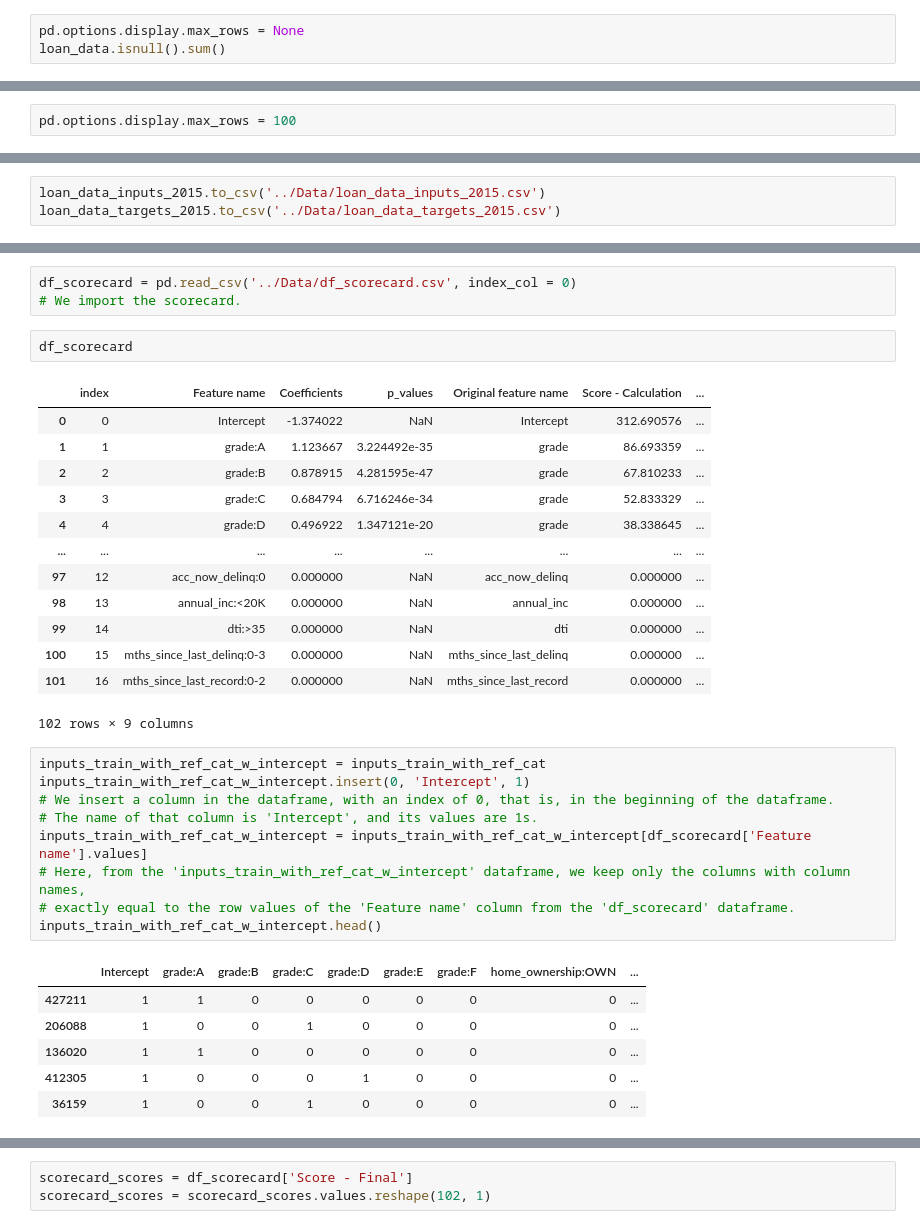
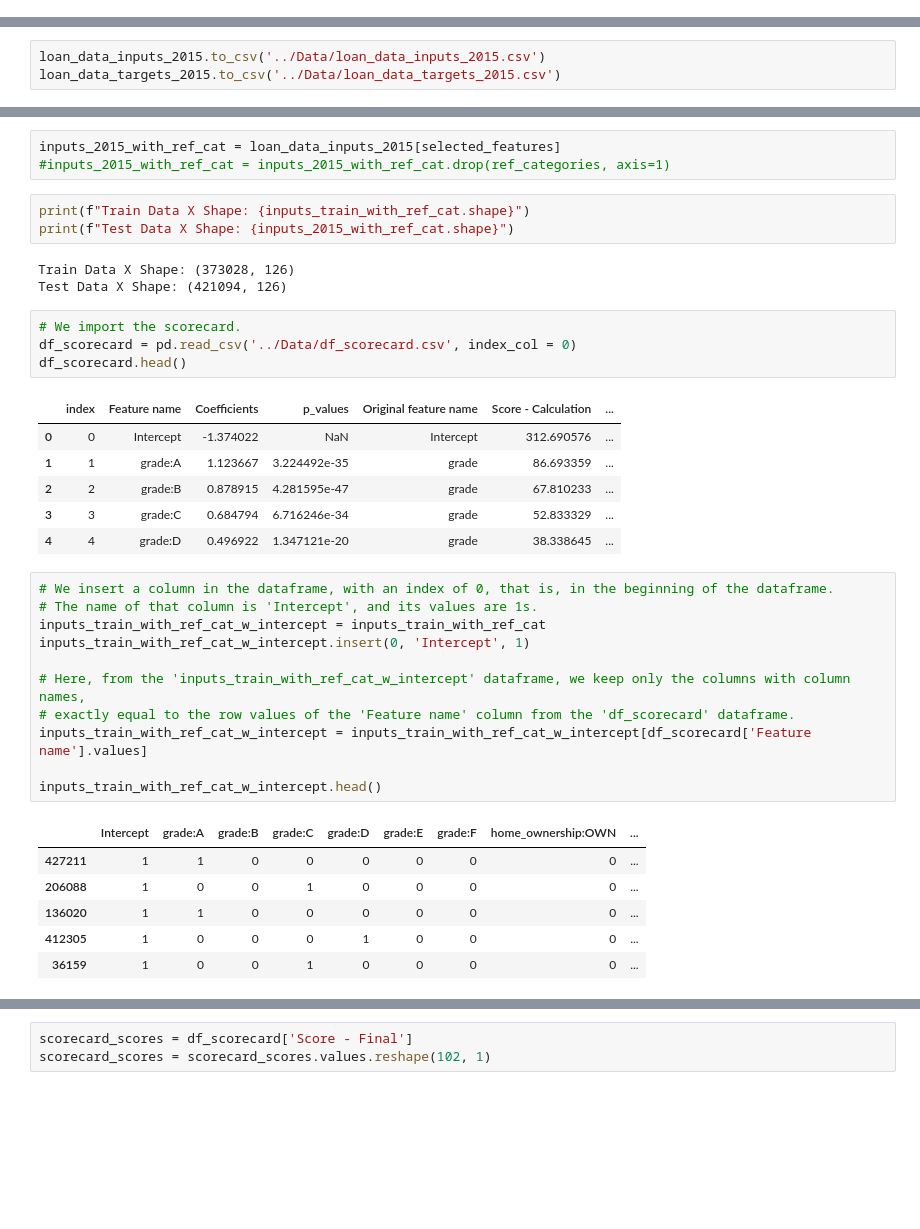
Before and after one commit to Sidhus234/credit-risk-modeling-with-python, a Jupyter notebook: Codes/04 PD Model Monitoring.ipynb, the cells around one changed output, grey strips where cells are left out. Cells and saved outputs as stored; diff of their text form; blank space fills up the shorter version.

```diff
--- a/Codes/04 PD Model Monitoring.ipynb
+++ b/Codes/04 PD Model Monitoring.ipynb
@@ -378,3 +142,0 @@ loan_data.isnull()
-# %%
-pd.options.display.max_rows = None
-loan_data.isnull().sum()
@@ -399,2 +142,0 @@ dtype: int64
-# %%
-pd.options.display.max_rows = 100
@@ -1831,30 +1265,33 @@ inputs_2015_with_ref_cat.shape
+# %%
+inputs_2015_with_ref_cat = loan_data_inputs_2015[selected_features]
+#inputs_2015_with_ref_cat = inputs_2015_with_ref_cat.drop(ref_categories, axis=1)
+# %%
+print(f"Train Data X Shape: {inputs_train_with_ref_cat.shape}")
+print(f"Test Data X Shape: {inputs_2015_with_ref_cat.shape}")
+# %% [output]
+Train Data X Shape: (373028, 126)
+Test Data X Shape: (421094, 126)
 # %%
+# We import the scorecard.
 df_scorecard = pd.read_csv('../Data/df_scorecard.csv', index_col = 0)
-# We import the scorecard.
+df_scorecard.head()
+# %% [output]
+|  | index | Feature name | Coefficients | p_values | Original feature name | Score - Calculation | ... |
+| 0 | 0 | Intercept | -1.374022 | NaN | Intercept | 312.690576 | ... |
+| 1 | 1 | grade:A | 1.123667 | 3.224492e-35 | grade | 86.693359 | ... |
+| 2 | 2 | grade:B | 0.878915 | 4.281595e-47 | grade | 67.810233 | ... |
+| 3 | 3 | grade:C | 0.684794 | 6.716246e-34 | grade | 52.833329 | ... |
+| 4 | 4 | grade:D | 0.496922 | 1.347121e-20 | grade | 38.338645 | ... |
-# %%
-df_scorecard
-# %% [output]
-|  | index | Feature name | Coefficients | p_values | Original feature name | Score - Calculation | ... |
-| 0 | 0 | Intercept | -1.374022 | NaN | Intercept | 312.690576 | ... |
-| 1 | 1 | grade:A | 1.123667 | 3.224492e-35 | grade | 86.693359 | ... |
-| 2 | 2 | grade:B | 0.878915 | 4.281595e-47 | grade | 67.810233 | ... |
-| 3 | 3 | grade:C | 0.684794 | 6.716246e-34 | grade | 52.833329 | ... |
-| 4 | 4 | grade:D | 0.496922 | 1.347121e-20 | grade | 38.338645 | ... |
-| ... | ... | ... | ... | ... | ... | ... | ... |
-| 97 | 12 | acc_now_delinq:0 | 0.000000 | NaN | acc_now_delinq | 0.000000 | ... |
-| 98 | 13 | annual_inc:<20K | 0.000000 | NaN | annual_inc | 0.000000 | ... |
-| 99 | 14 | dti:>35 | 0.000000 | NaN | dti | 0.000000 | ... |
-| 100 | 15 | mths_since_last_delinq:0-3 | 0.000000 | NaN | mths_since_last_delinq | 0.000000 | ... |
-| 101 | 16 | mths_since_last_record:0-2 | 0.000000 | NaN | mths_since_last_record | 0.000000 | ... |
-102 rows × 9 columns
 # %%
+# We insert a column in the dataframe, with an index of 0, that is, in the beginning of the dataframe.
+# The name of that column is 'Intercept', and its values are 1s.
 inputs_train_with_ref_cat_w_intercept = inputs_train_with_ref_cat
 inputs_train_with_ref_cat_w_intercept.insert(0, 'Intercept', 1)
-# We insert a column in the dataframe, with an index of 0, that is, in the beginning of the dataframe.
-# The name of that column is 'Intercept', and its values are 1s.
-inputs_train_with_ref_cat_w_intercept = inputs_train_with_ref_cat_w_intercept[df_scorecard['Feature name'].values]
+
 # Here, from the 'inputs_train_with_ref_cat_w_intercept' dataframe, we keep only the columns with column names,
 # exactly equal to the row values of the 'Feature name' column from the 'df_scorecard' dataframe.
+inputs_train_with_ref_cat_w_intercept = inputs_train_with_ref_cat_w_intercept[df_scorecard['Feature name'].values]
+
 inputs_train_with_ref_cat_w_intercept.head()
 # %% [output]
 |  | Intercept | grade:A | grade:B | grade:C | grade:D | grade:E | grade:F | home_ownership:OWN | ... |
```
Also changed, not shown: parts of 283 cells of this notebook.
